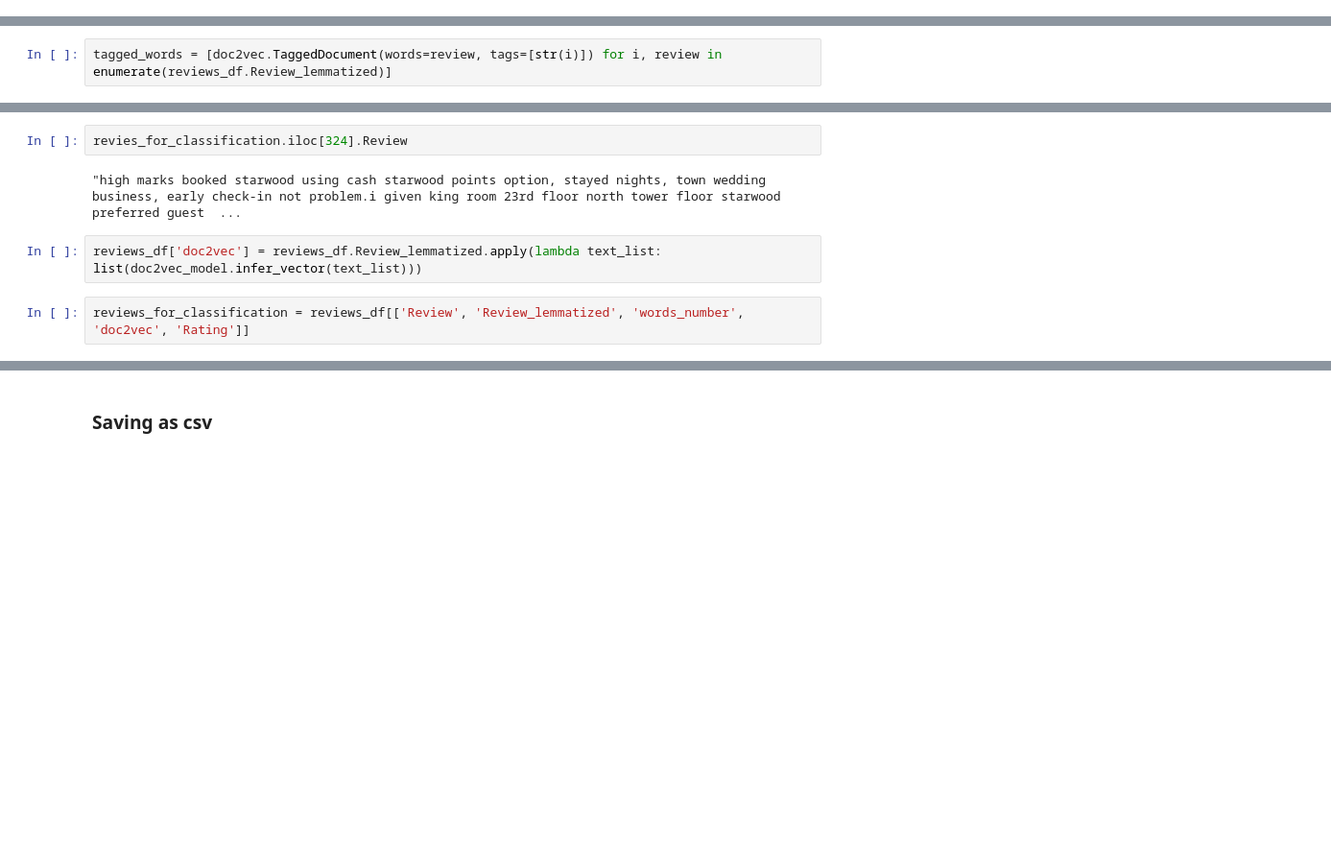
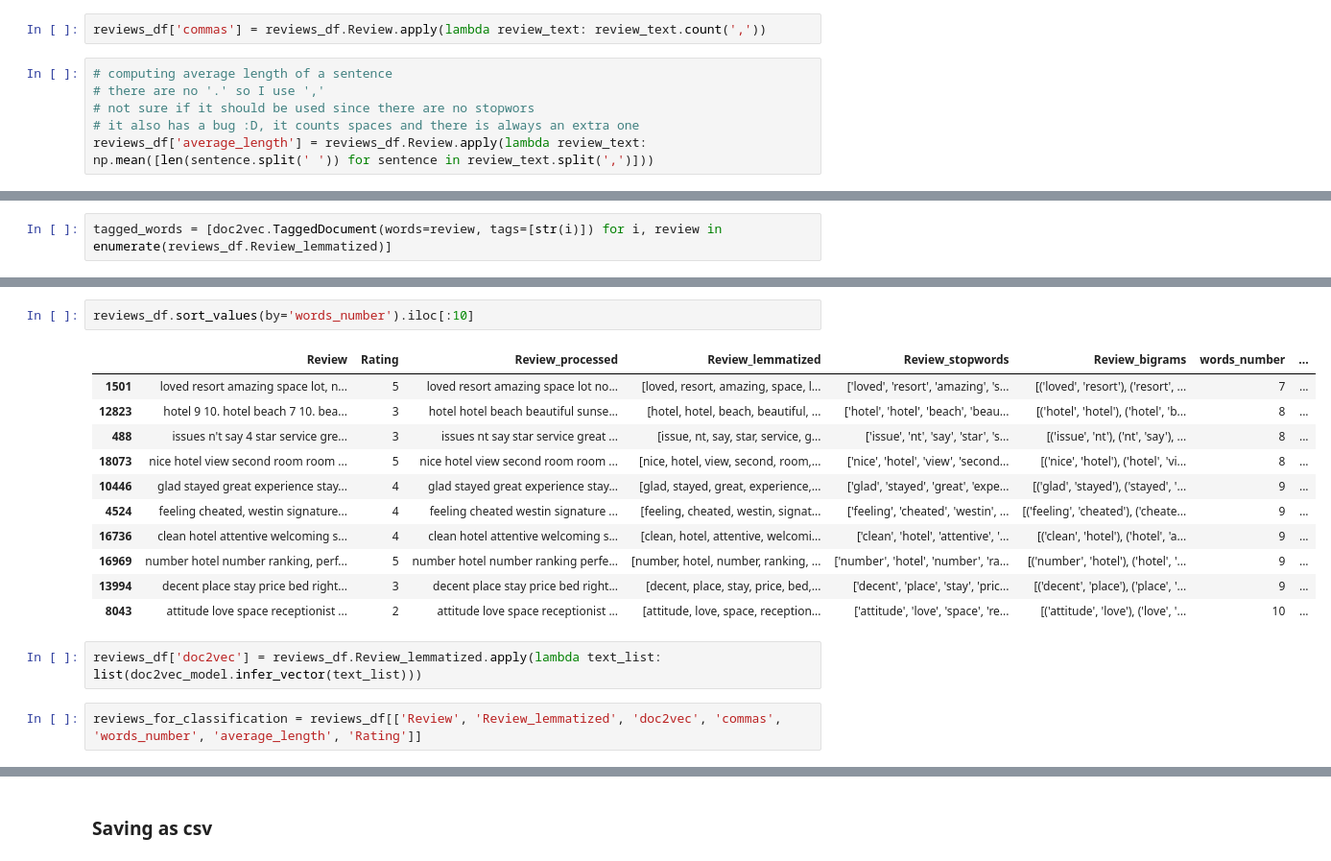
Before and after one commit to Milan-Exchange/Text-Mining-and-Search, a Jupyter notebook: text_classification.ipynb, the cells around one changed output, grey strips where cells are left out. Shown at 96% size. Cells and saved outputs as stored; diff of their text form; blank space fills up the shorter version.

```diff
--- a/text_classification.ipynb
+++ b/text_classification.ipynb
@@ -37,6 +44,14 @@ reviews_df
 20491 rows × 6 columns
 # %%
 reviews_df['words_number'] = reviews_df.Review_lemmatized.apply(lambda x: len(x))
+# %%
+reviews_df['commas'] = reviews_df.Review.apply(lambda review_text: review_text.count(','))
+# %%
+# computing average length of a sentence
+# there are no '.' so I use ','
+# not sure if it should be used since there are no stopwors
+# it also has a bug :D, it counts spaces and there is always an extra one
+reviews_df['average_length'] = reviews_df.Review.apply(lambda review_text: np.mean([len(sentence.split(' ')) for sentence in review_text.split(',')]))
 # %%
 # TODO: optimize
 all_words = []
@@ -120,8 +144,18 @@ doc2vec_model.dv.most_similar(['1'])
 # %%
-revies_for_classification.iloc[324].Review
+reviews_df.sort_values(by='words_number').iloc[:10]
 # %% [output]
-"high marks booked starwood using cash starwood points option, stayed nights, town wedding business, early check-in not problem.i given king room 23rd floor north tower floor starwood preferred guest  ...
+|  | Review | Rating | Review_processed | Review_lemmatized | Review_stopwords | Review_bigrams | words_number | ... |
+| 1501 | loved resort amazing space lot, n... | 5 | loved resort amazing space lot no... | [loved, resort, amazing, space, l... | ['loved', 'resort', 'amazing', 's... | [('loved', 'resort'), ('resort', ... | 7 | ... |
+| 12823 | hotel 9 10. hotel beach 7 10. bea... | 3 | hotel hotel beach beautiful sunse... | [hotel, hotel, beach, beautiful, ... | ['hotel', 'hotel', 'beach', 'beau... | [('hotel', 'hotel'), ('hotel', 'b... | 8 | ... |
+| 488 | issues n't say 4 star service gre... | 3 | issues nt say star service great ... | [issue, nt, say, star, service, g... | ['issue', 'nt', 'say', 'star', 's... | [('issue', 'nt'), ('nt', 'say'), ... | 8 | ... |
+| 18073 | nice hotel view second room room ... | 5 | nice hotel view second room room ... | [nice, hotel, view, second, room,... | ['nice', 'hotel', 'view', 'second... | [('nice', 'hotel'), ('hotel', 'vi... | 8 | ... |
+| 10446 | glad stayed great experience stay... | 4 | glad stayed great experience stay... | [glad, stayed, great, experience,... | ['glad', 'stayed', 'great', 'expe... | [('glad', 'stayed'), ('stayed', '... | 9 | ... |
+| 4524 | feeling cheated, westin signature... | 4 | feeling cheated westin signature ... | [feeling, cheated, westin, signat... | ['feeling', 'cheated', 'westin', ... | [('feeling', 'cheated'), ('cheate... | 9 | ... |
+| 16736 | clean hotel attentive welcoming s... | 4 | clean hotel attentive welcoming s... | [clean, hotel, attentive, welcomi... | ['clean', 'hotel', 'attentive', '... | [('clean', 'hotel'), ('hotel', 'a... | 9 | ... |
+| 16969 | number hotel number ranking, perf... | 5 | number hotel number ranking perfe... | [number, hotel, number, ranking, ... | ['number', 'hotel', 'number', 'ra... | [('number', 'hotel'), ('hotel', '... | 9 | ... |
+| 13994 | decent place stay price bed right... | 3 | decent place stay price bed right... | [decent, place, stay, price, bed,... | ['decent', 'place', 'stay', 'pric... | [('decent', 'place'), ('place', '... | 9 | ... |
+| 8043 | attitude love space receptionist ... | 2 | attitude love space receptionist ... | [attitude, love, space, reception... | ['attitude', 'love', 'space', 're... | [('attitude', 'love'), ('love', '... | 10 | ... |
 # %%
 reviews_df['doc2vec'] = reviews_df.Review_lemmatized.apply(lambda text_list: list(doc2vec_model.infer_vector(text_list)))
 # %%
-reviews_for_classification = reviews_df[['Review', 'Review_lemmatized', 'words_number', 'doc2vec', 'Rating']]
+reviews_for_classification = reviews_df[['Review', 'Review_lemmatized', 'doc2vec', 'commas', 'words_number', 'average_length', 'Rating']]
```
Also changed, not shown: parts of 57 cells of this notebook.
